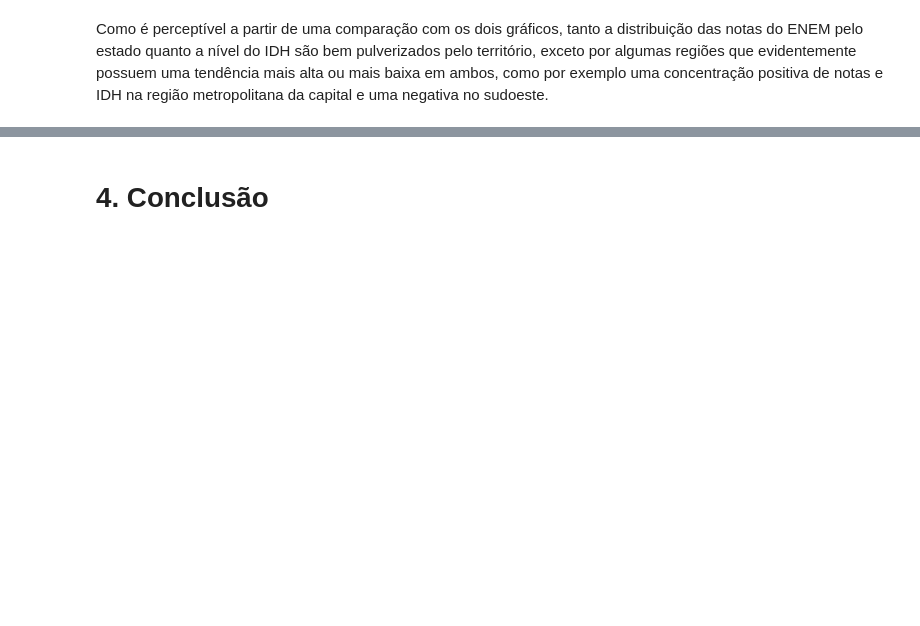
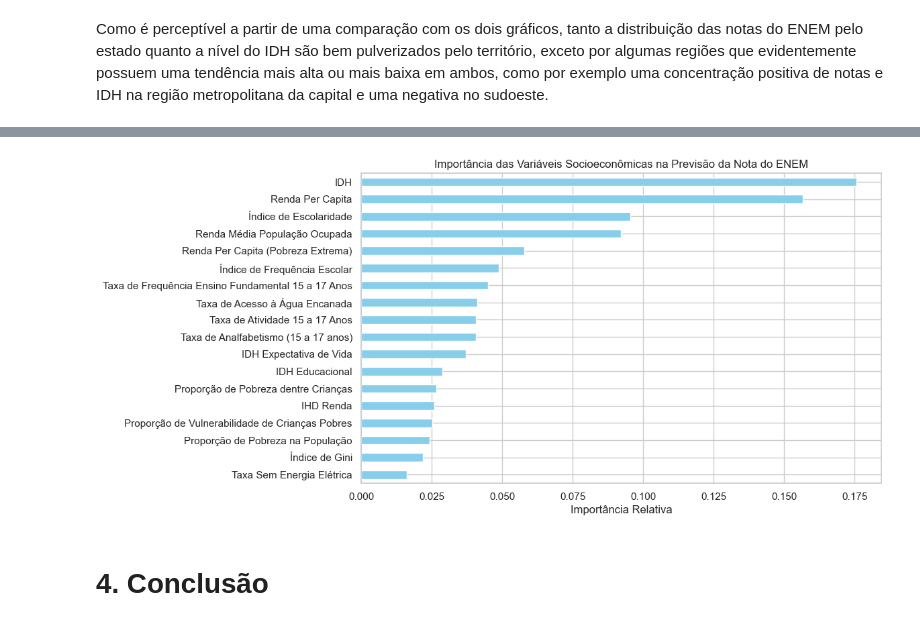
Before and after one commit to lsterra/trabalho_final_metodos_2026, a Jupyter notebook: analise_enem_sp_infraestrutura.ipynb, the cells around one changed output, grey strips where cells are left out. Drawn from its saved outputs; the diff is of its cells as text; code cells hidden in the pictures; blank space fills up the shorter version.

Commit message:
Adição do Random Forest

```diff
--- a/analise_enem_sp_infraestrutura.ipynb
+++ b/analise_enem_sp_infraestrutura.ipynb
@@ -1221,0 +1251,20 @@ Como é perceptível a partir de uma comparação com os dois gráficos, tanto a
+# %%
+from sklearn.model_selection import train_test_split
+from sklearn.ensemble import RandomForestRegressor
+from sklearn.metrics import r2_score, mean_absolute_error
+
+# 1. Separar X e Y (removendo colunas que não são preditoras)
+X = df_final.drop(columns=['nota_final'])
+y = df_final['nota_final']
+
+# 2. Dividir em Treino e Teste (80/20) para validar a capacidade real do modelo
+X_train, X_test, y_train, y_test = train_test_split(X, y, test_size=0.2, random_state=42)
+
+# 3. Treinar o modelo
+rf = RandomForestRegressor(n_estimators=100, random_state=42)
+rf.fit(X_train, y_train)
+
+# 4. Avaliar o resultado
+y_pred = rf.predict(X_test)
+print(f"R² do Modelo no Teste: {r2_score(y_test, y_pred):.4f}")
+print(f"Erro Médio Absoluto (MAE): {mean_absolute_error(y_test, y_pred):.2f} pontos")
@@ -1222,3 +1282,16 @@ Como é perceptível a partir de uma comparação com os dois gráficos, tanto a
+# %%
+# Extrair importância
+importâncias = pd.Series(rf.feature_importances_, index=X.columns).sort_values(ascending=True)
+# Renomear as colunas para o gráfico usando o dicionário de novas_labels
+importâncias.index = importâncias.index.map(novas_labels)
+# Plotar gráfico de barras horizontais
+plt.figure(figsize=(10, 6))
+importâncias.plot(kind='barh', color='skyblue')
+plt.title('Importância das Variáveis Socioeconômicas na Previsão da Nota do ENEM')
+plt.xlabel('Importância Relativa')
+plt.show()
+# %% [output]
+[figure, added]
 # %% [markdown]
 # 4. Conclusão
 # %% [markdown]
```
Also changed, not shown: parts of 6 cells of this notebook.
